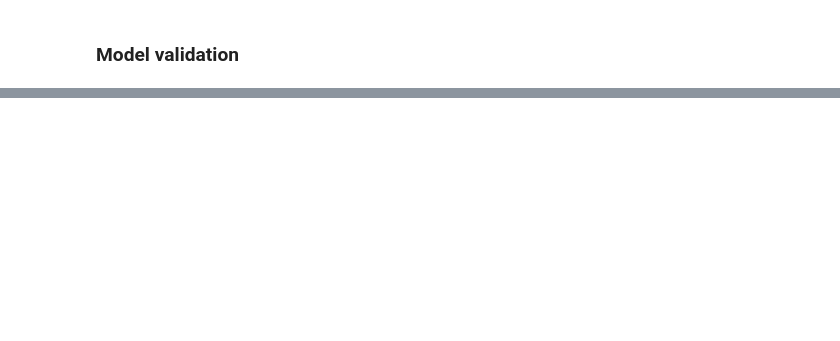
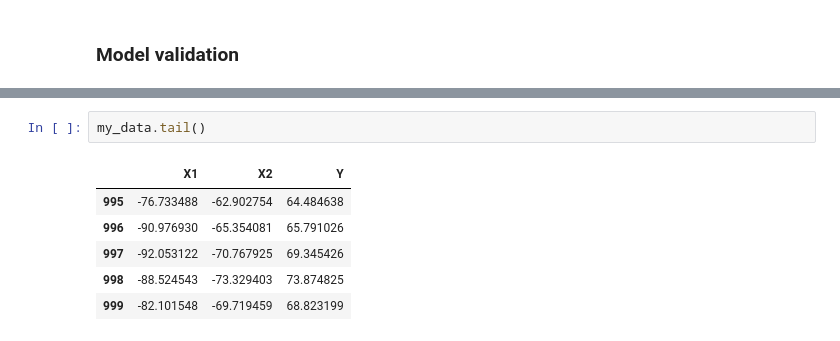
Before and after one commit to MehdiEK/BayesianNet4TimeSeries, a Jupyter notebook: models/test_model_v0.ipynb, the cells around one changed output, grey strips where cells are left out. Drawn from its saved outputs; the diff is of its cells as text; blank space fills up the shorter version.

```diff
--- a/models/test_model_v0.ipynb
+++ b/models/test_model_v0.ipynb
@@ -192,0 +293,9 @@ Text(0, 0.5, 'Proba')
+# %%
+my_data.tail()
+# %% [output]
+|  | X1 | X2 | Y |
+| 995 | -76.733488 | -62.902754 | 64.484638 |
+| 996 | -90.976930 | -65.354081 | 65.791026 |
+| 997 | -92.053122 | -70.767925 | 69.345426 |
+| 998 | -88.524543 | -73.329403 | 73.874825 |
+| 999 | -82.101548 | -69.719459 | 68.823199 |
```
Also changed, not shown: parts of 12 cells of this notebook.
